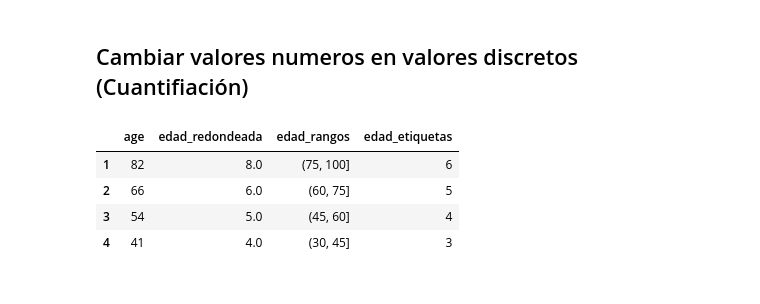
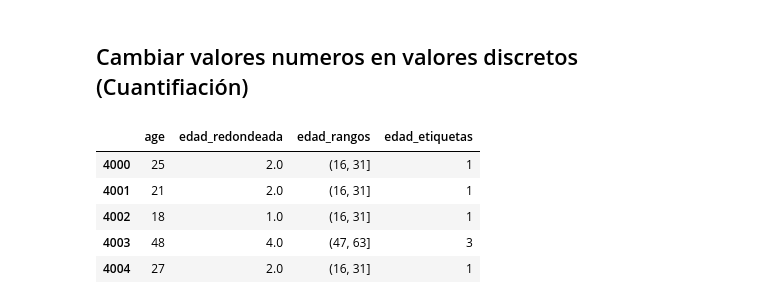
Before and after one commit to fepineda/AnalisisCensos, a Jupyter notebook: pre-process/pre-process.ipynb, the cells around one changed output. Drawn from its saved outputs; the diff is of its cells as text; code cells hidden in the pictures.

```diff
--- a/pre-process/pre-process.ipynb
+++ b/pre-process/pre-process.ipynb
@@ -42,23 +52,17 @@ Text(0,0.5,'Frecuencia')
 # %%
-# Calculo de intervalo de edades
-min_edad = adult_df['age'].min()
-max_edad = adult_df['age'].max()
-num_intervalo = 5
-amplitud = (max_edad - min_edad)/num_ntervalo
-for i
-
 adult_df['edad_redondeada'] = np.array(np.floor(np.array(adult_df['age']) / 10.))
-rangos = [0, 15, 30, 45, 60, 75, 100]
-etiquetas_rangos = [1, 2, 3, 4, 5, 6]
+rangos = [16, 31, 47, 63, 79, 95]
+etiquetas_rangos = [1, 2, 3, 4, 5]
 adult_df['edad_rangos'] = pd.cut(np.array(adult_df['age']),
                                                bins=rangos)
 adult_df['edad_etiquetas'] = pd.cut(np.array(adult_df['age']),
                                                bins=rangos, labels=etiquetas_rangos)
 adult_df[['age', 'edad_redondeada',
-               'edad_rangos', 'edad_etiquetas']].iloc[1:5]
+               'edad_rangos', 'edad_etiquetas']].iloc[4000:4005]
 # %% [output]
 |  | age | edad_redondeada | edad_rangos | edad_etiquetas |
-| 1 | 82 | 8.0 | (75, 100] | 6 |
-| 2 | 66 | 6.0 | (60, 75] | 5 |
-| 3 | 54 | 5.0 | (45, 60] | 4 |
-| 4 | 41 | 4.0 | (30, 45] | 3 |
+| 4000 | 25 | 2.0 | (16, 31] | 1 |
+| 4001 | 21 | 2.0 | (16, 31] | 1 |
+| 4002 | 18 | 1.0 | (16, 31] | 1 |
+| 4003 | 48 | 4.0 | (47, 63] | 3 |
+| 4004 | 27 | 2.0 | (16, 31] | 1 |
```
Also changed, not shown: parts of 4 cells of this notebook.
